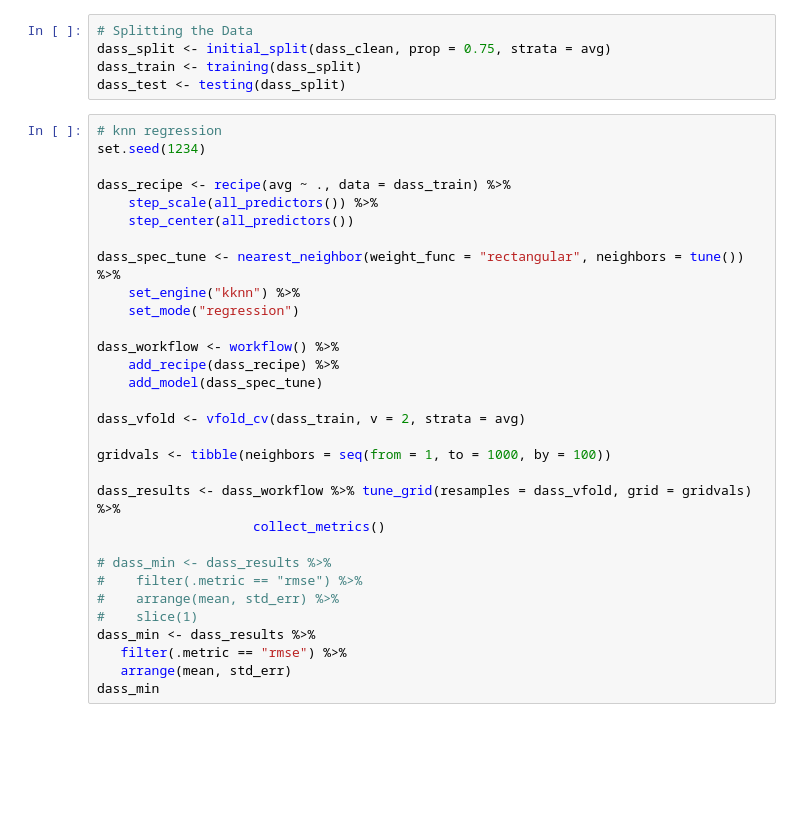
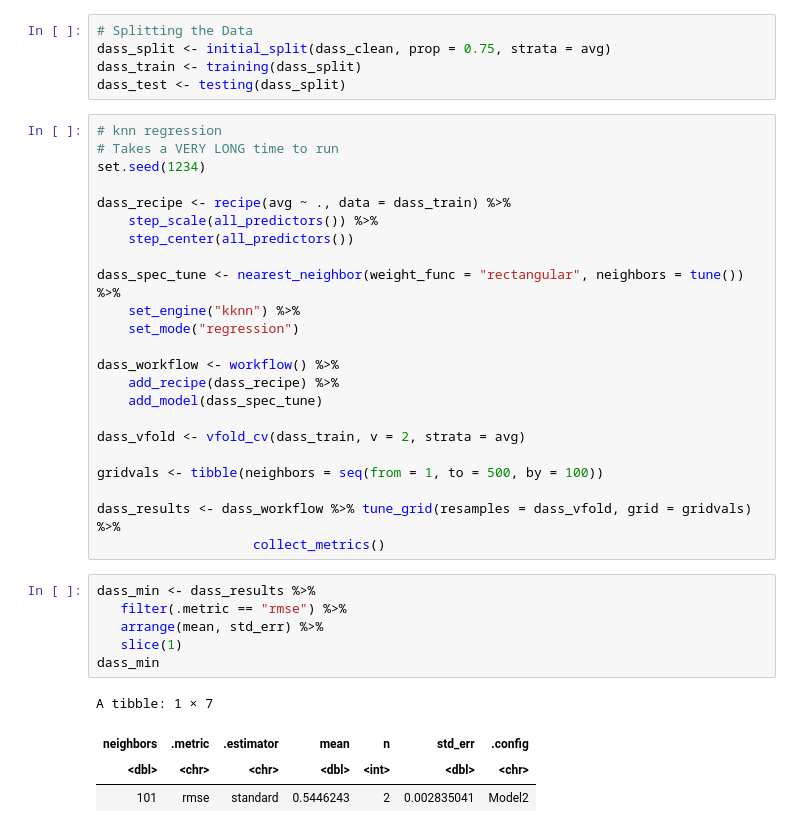
Before and after one commit to FionaC124/group-one-project, a Jupyter notebook: final_v2.ipynb, the cells around one changed output. Saved outputs shown, nothing was run; the diff lists cells and outputs as text; blank space fills up the shorter version.

```diff
--- a/final_v2.ipynb
+++ b/final_v2.ipynb
@@ -176,6 +183,7 @@ dass_train <- training(dass_split)
 dass_test <- testing(dass_split)
 # %%
 # knn regression
+# Takes a VERY LONG time to run
 set.seed(1234)
 
 dass_recipe <- recipe(avg ~ ., data = dass_train) %>%
@@ -192,18 +200,20 @@ dass_workflow <- workflow() %>%
 
 dass_vfold <- vfold_cv(dass_train, v = 2, strata = avg)
 
-gridvals <- tibble(neighbors = seq(from = 1, to = 1000, by = 100))
+gridvals <- tibble(neighbors = seq(from = 1, to = 500, by = 100))
 
 dass_results <- dass_workflow %>% tune_grid(resamples = dass_vfold, grid = gridvals) %>%
                     collect_metrics()
-
-# dass_min <- dass_results %>%
-#    filter(.metric == "rmse") %>%
-#    arrange(mean, std_err) %>%
-#    slice(1)
-dass_min <- dass_results %>%
-   filter(.metric == "rmse") %>%
-   arrange(mean, std_err)
-dass_min
+# %%
+dass_min <- dass_results %>%
+   filter(.metric == "rmse") %>%
+   arrange(mean, std_err) %>%
+   slice(1)
+dass_min
+# %% [output]
+A tibble: 1 × 7
+| neighbors | .metric | .estimator | mean | n | std_err | .config |
+| <dbl> | <chr> | <chr> | <dbl> | <int> | <dbl> | <chr> |
+| 101 | rmse | standard | 0.5446243 | 2 | 0.002835041 | Model2 |
 # %%
 dass_results
```
Also changed, not shown: parts of 16 cells of this notebook.
